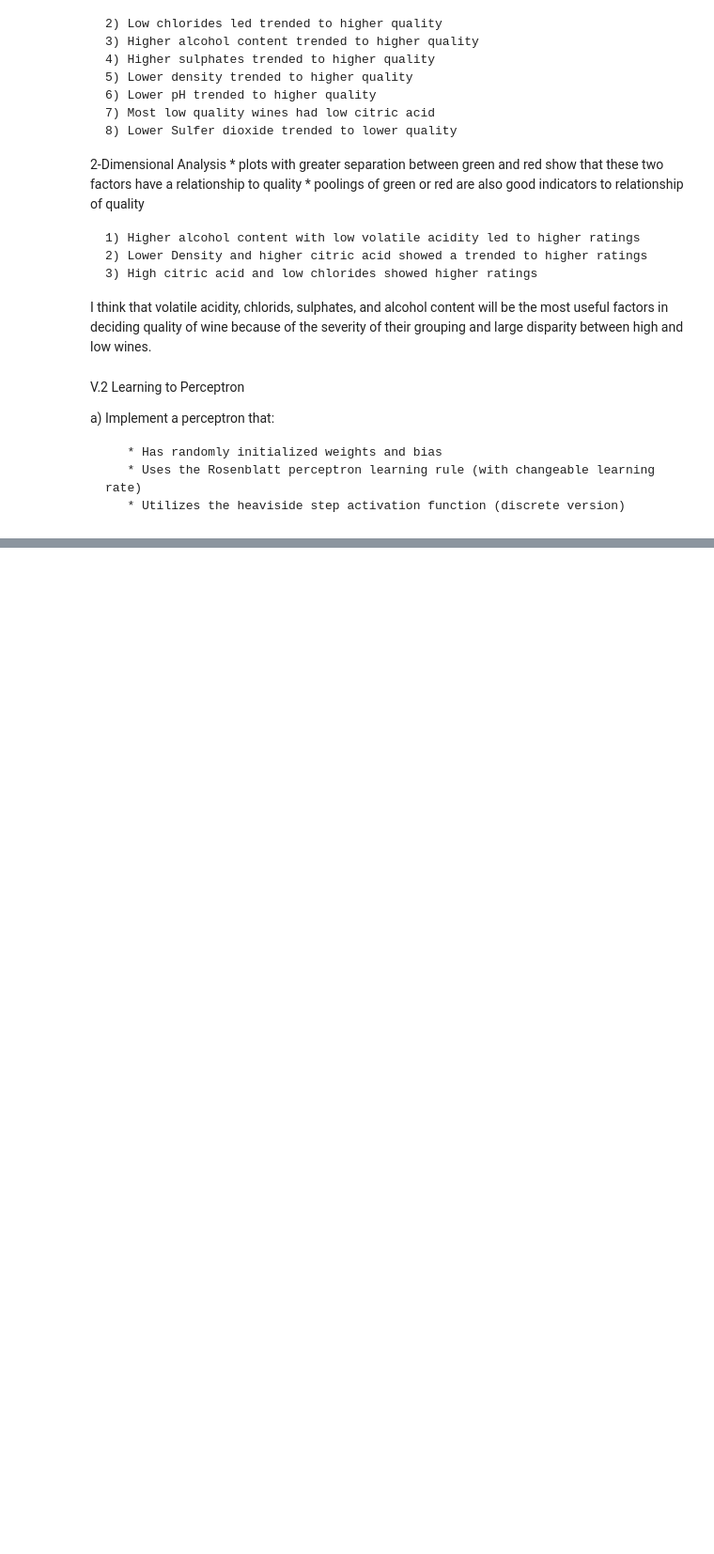
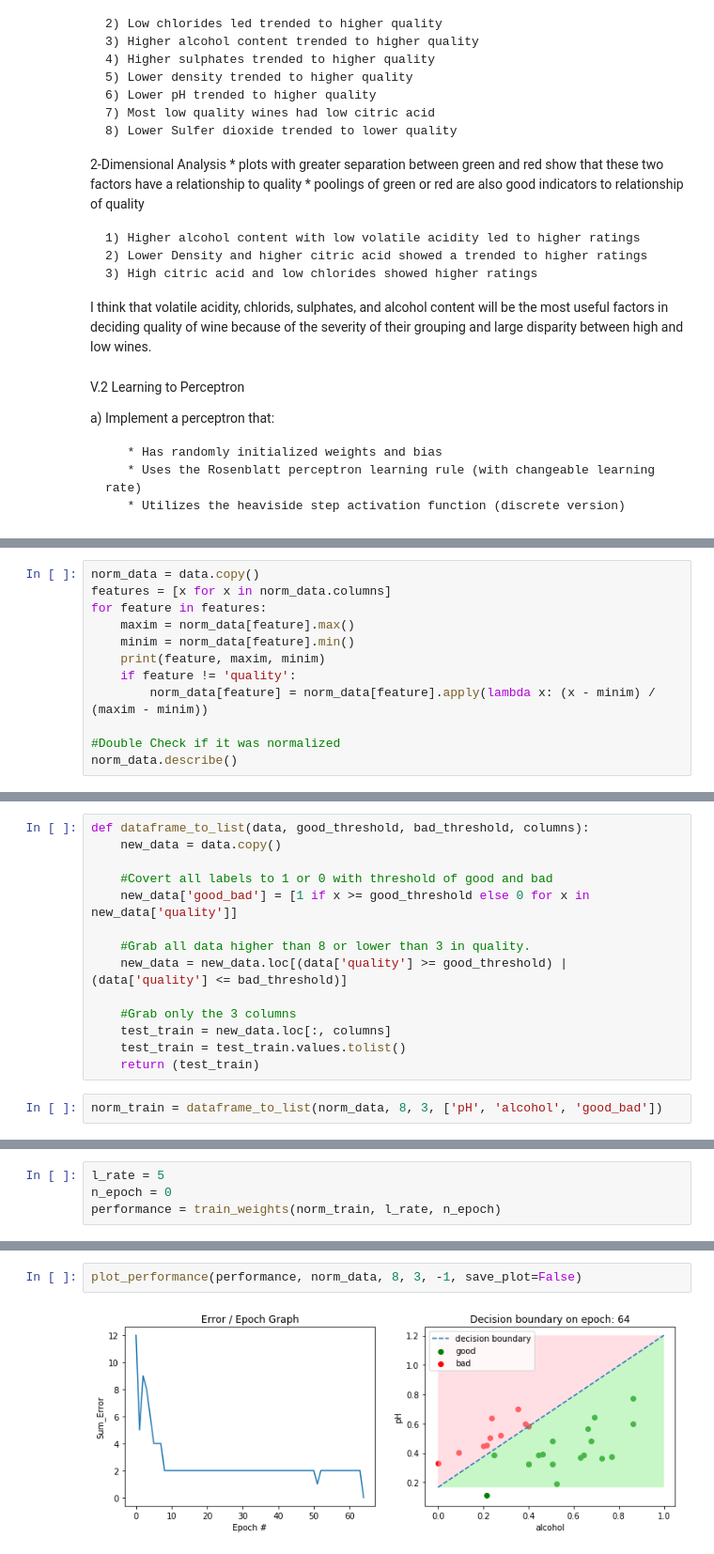
Before and after one commit to ssong42/Perceptron, a Jupyter notebook: ft_sommelier.ipynb, the cells around one changed output, grey strips where cells are left out. Shown at 94% size. Cells and saved outputs as stored; diff of their text form; blank space fills up the shorter version.

```diff
--- a/ft_sommelier.ipynb
+++ b/ft_sommelier.ipynb
@@ -437,0 +306,12 @@ plot_performance(performance, data, 8, 3, 800)
+# %%
+norm_data = data.copy()
+features = [x for x in norm_data.columns]
+for feature in features:
+    maxim = norm_data[feature].max()
+    minim = norm_data[feature].min()
+    print(feature, maxim, minim)
+    if feature != 'quality':
+        norm_data[feature] = norm_data[feature].apply(lambda x: (x - minim) / (maxim - minim))
+
+#Double Check if it was normalized
+norm_data.describe()
@@ -437,0 +340,16 @@ plot_performance(performance, data, 8, 3, 800)
+# %%
+def dataframe_to_list(data, good_threshold, bad_threshold, columns):
+    new_data = data.copy()
+
+    #Covert all labels to 1 or 0 with threshold of good and bad
+    new_data['good_bad'] = [1 if x >= good_threshold else 0 for x in new_data['quality']]
+
+    #Grab all data higher than 8 or lower than 3 in quality.
+    new_data = new_data.loc[(data['quality'] >= good_threshold) | (data['quality'] <= bad_threshold)]
+
+    #Grab only the 3 columns
+    test_train = new_data.loc[:, columns]
+    test_train = test_train.values.tolist()
+    return (test_train)
+# %%
+norm_train = dataframe_to_list(norm_data, 8, 3, ['pH', 'alcohol', 'good_bad'])
@@ -437,0 +376,4 @@ plot_performance(performance, data, 8, 3, 800)
+# %%
+l_rate = 5
+n_epoch = 0
+performance = train_weights(norm_train, l_rate, n_epoch)
@@ -437,0 +398,4 @@ plot_performance(performance, data, 8, 3, 800)
+# %%
+plot_performance(performance, norm_data, 8, 3, -1, save_plot=False)
+# %% [output]
+[figure, added]
```
Also changed, not shown: parts of 51 cells of this notebook, 1 other file.
